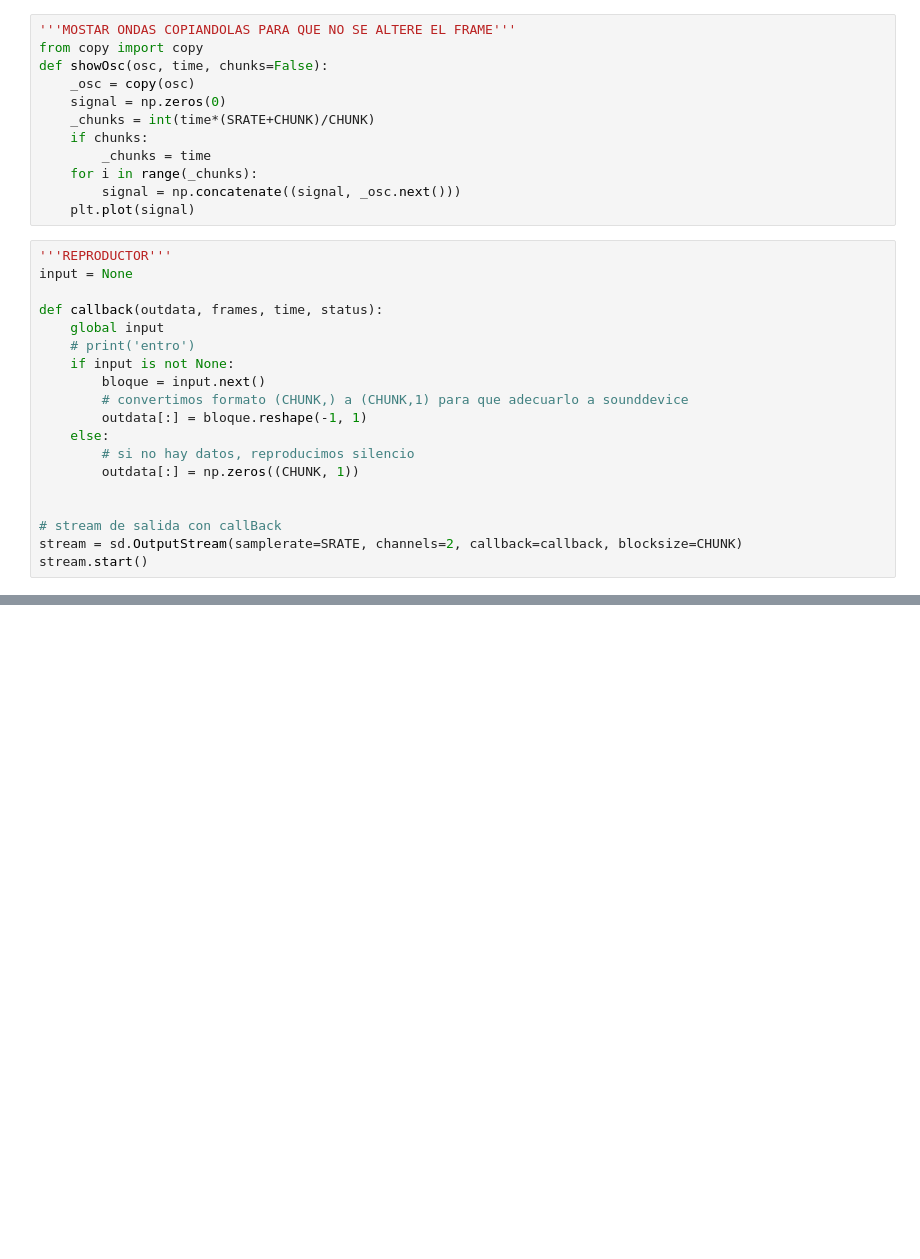
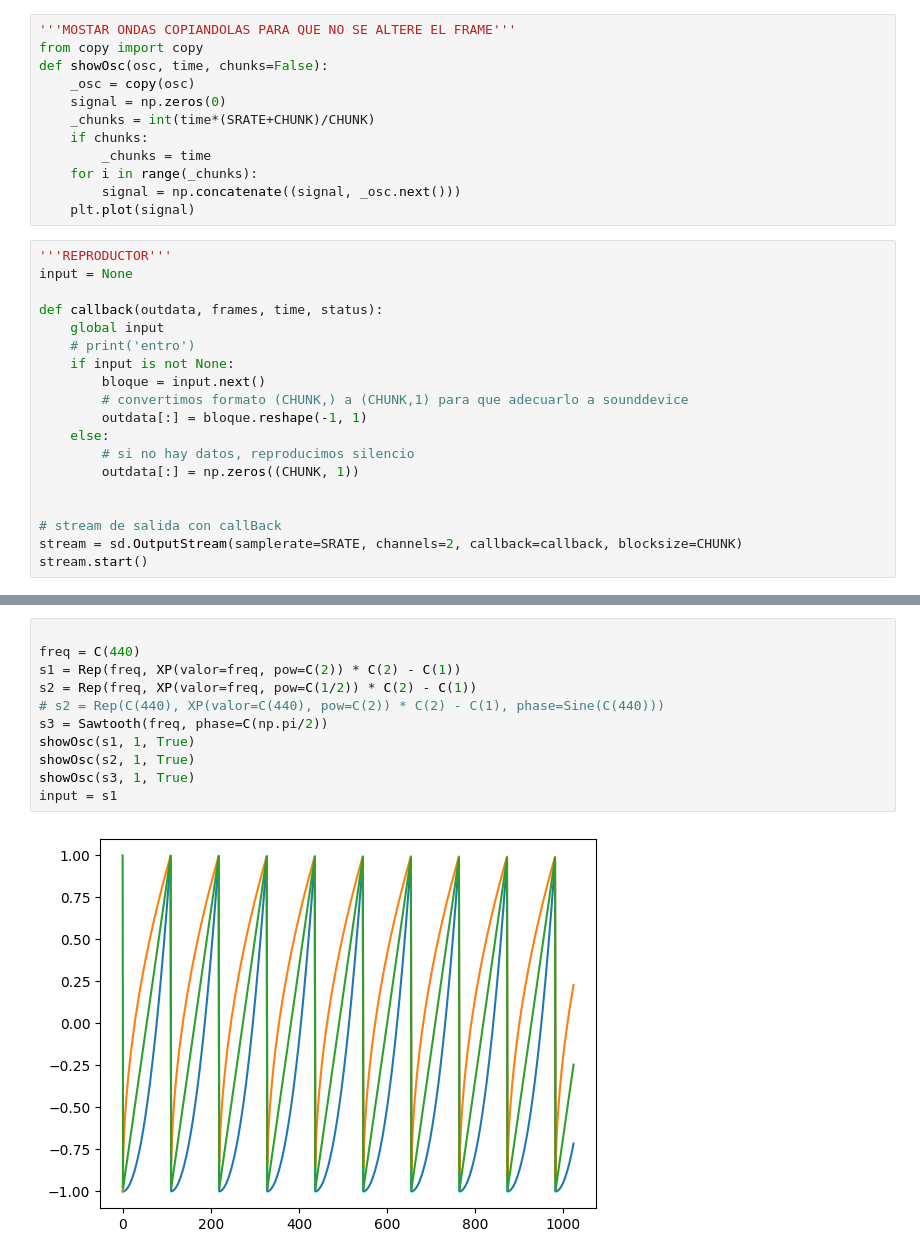
Before and after one commit to jperson4/Informatica-Musical, a Jupyter notebook: p4/p4.ipynb, the cells around one changed output, grey strips where cells are left out. Saved outputs shown, nothing was run; the diff lists cells and outputs as text; blank space fills up the shorter version.

```diff
--- a/p4/p4.ipynb
+++ b/p4/p4.ipynb
@@ -52,0 +52,13 @@ ALSA lib pcm.c:8772:(snd_pcm_recover) underrun occurred
+# %%
+
+freq = C(440)
+s1 = Rep(freq, XP(valor=freq, pow=C(2)) * C(2) - C(1))
+s2 = Rep(freq, XP(valor=freq, pow=C(1/2)) * C(2) - C(1))
+# s2 = Rep(C(440), XP(valor=C(440), pow=C(2)) * C(2) - C(1), phase=Sine(C(440)))
+s3 = Sawtooth(freq, phase=C(np.pi/2))
+showOsc(s1, 1, True)
+showOsc(s2, 1, True)
+showOsc(s3, 1, True)
+input = s1
+# %% [output]
+[figure, added]
```
Also changed, not shown: parts of 3 cells of this notebook.
